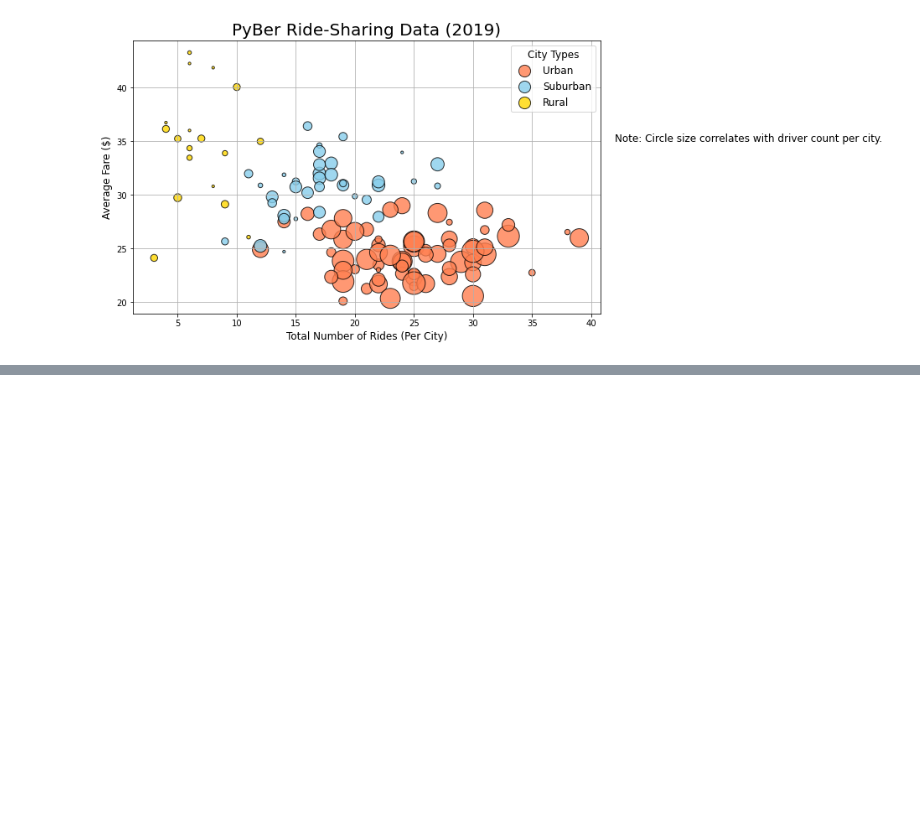
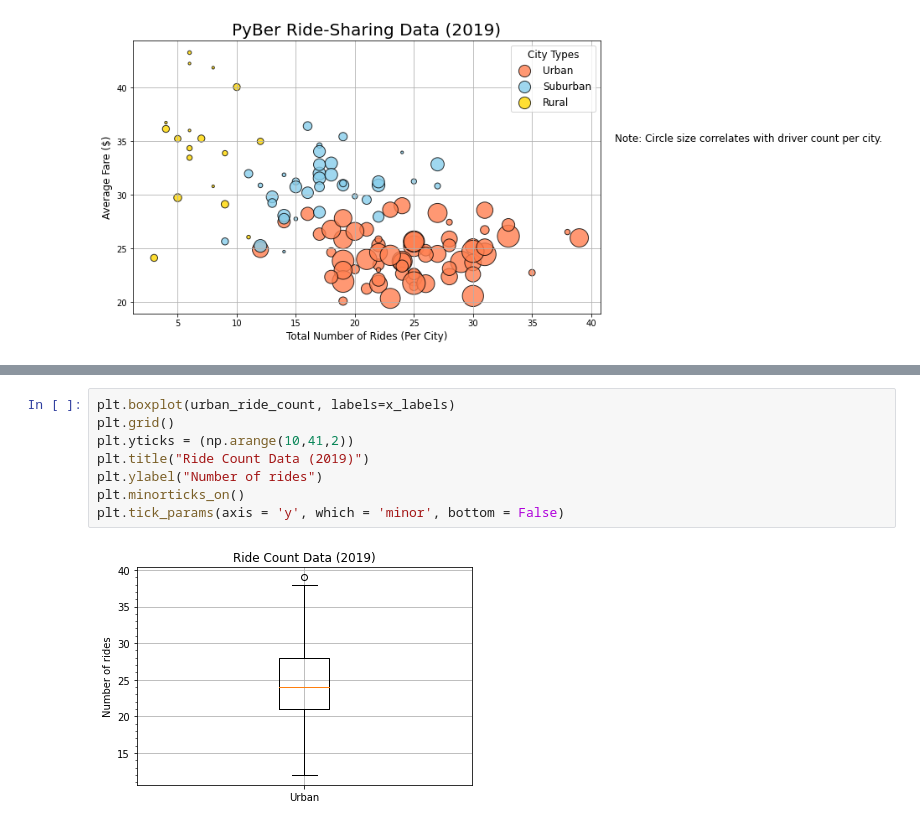
Before and after one commit to YubiQuinzon/PyBer_Analysis, a Jupyter notebook: PyBer.ipynb, the cells around one changed output, grey strips where cells are left out. Cells and saved outputs as stored; diff of their text form; blank space fills up the shorter version.

```diff
--- a/PyBer.ipynb
+++ b/PyBer.ipynb
@@ -355,0 +473,10 @@ plt.show()
+# %%
+plt.boxplot(urban_ride_count, labels=x_labels)
+plt.grid()
+plt.yticks = (np.arange(10,41,2))
+plt.title("Ride Count Data (2019)")
+plt.ylabel("Number of rides")
+plt.minorticks_on()
+plt.tick_params(axis = 'y', which = 'minor', bottom = False)
+# %% [output]
+[figure, added]
```
Also changed, not shown: parts of 17 cells of this notebook, 3 other files.
